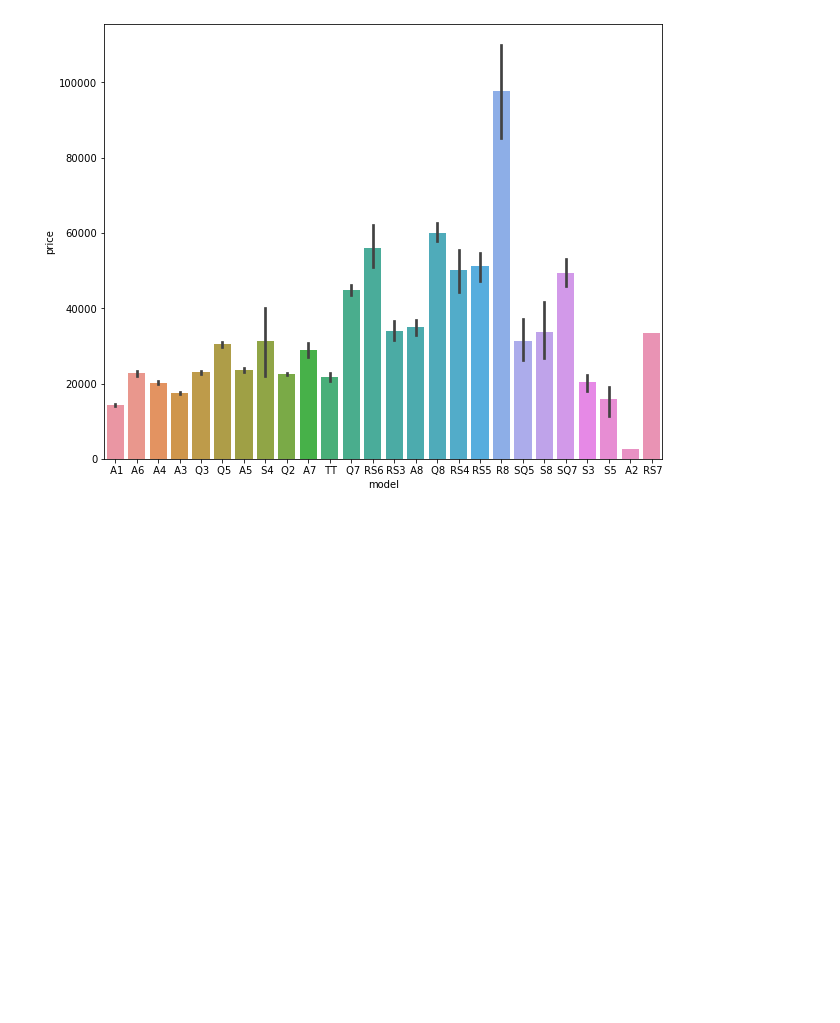
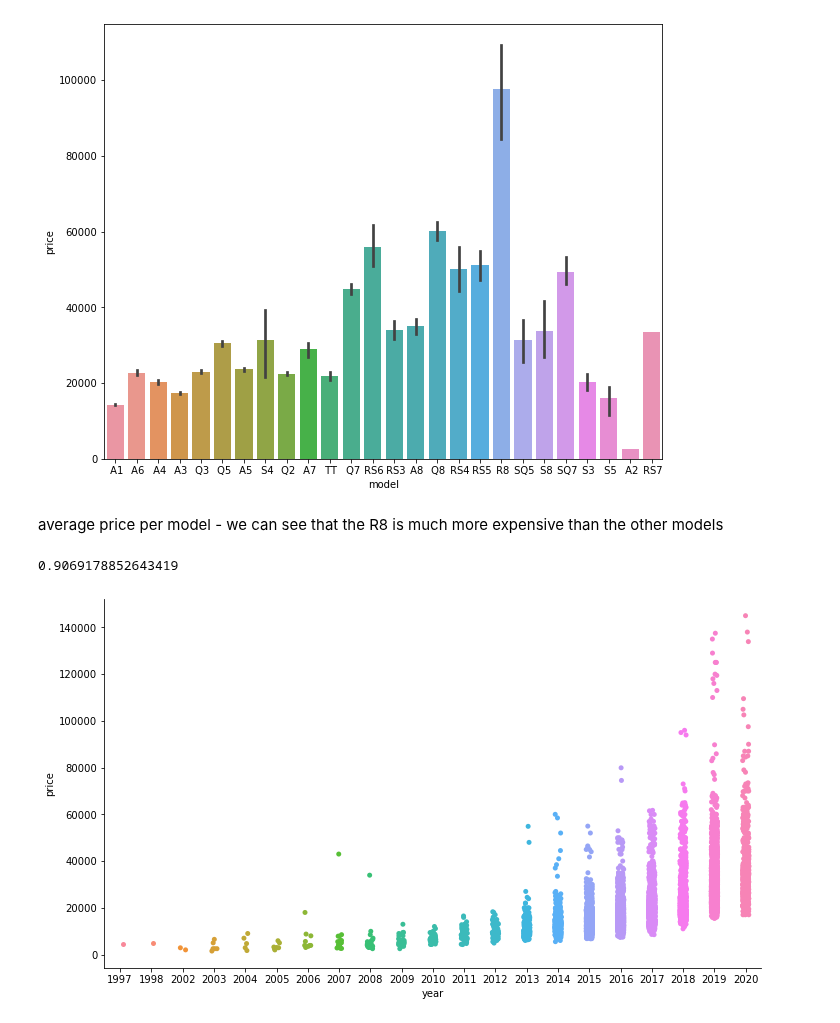
Before and after one commit to EitanKats/data-science-project-sem-a, a Jupyter notebook: Regression.ipynb, the cells around one changed output. Drawn from its saved outputs; the diff is of its cells as text; code cells hidden in the pictures; blank space fills up the shorter version.

Commit message:
reached the model - still WIP

```diff
--- a/Regression.ipynb
+++ b/Regression.ipynb
@@ -123,3 +160,14 @@ sns.barplot(x="model", y="price", data=cars_df)
 plt.show()
 # %% [output]
 [figure]
+# %% [markdown]
+average price per model - we can see that the R8 is much more expensive than the other models
+# %%
+cars_cat_plot_price_year = sns.catplot(x="year", y="price" ,data=cars_df)
+cars_cat_plot_price_year.fig.set_figwidth(12)
+cars_cat_plot_price_year.fig.set_figheight(6)
+
+print(cars_df.loc[cars_df["year"]>2014].size/cars_df.size)
+# %% [output]
+0.9069178852643419
+[figure, added]
```
Also changed, not shown: parts of 20 cells of this notebook.
